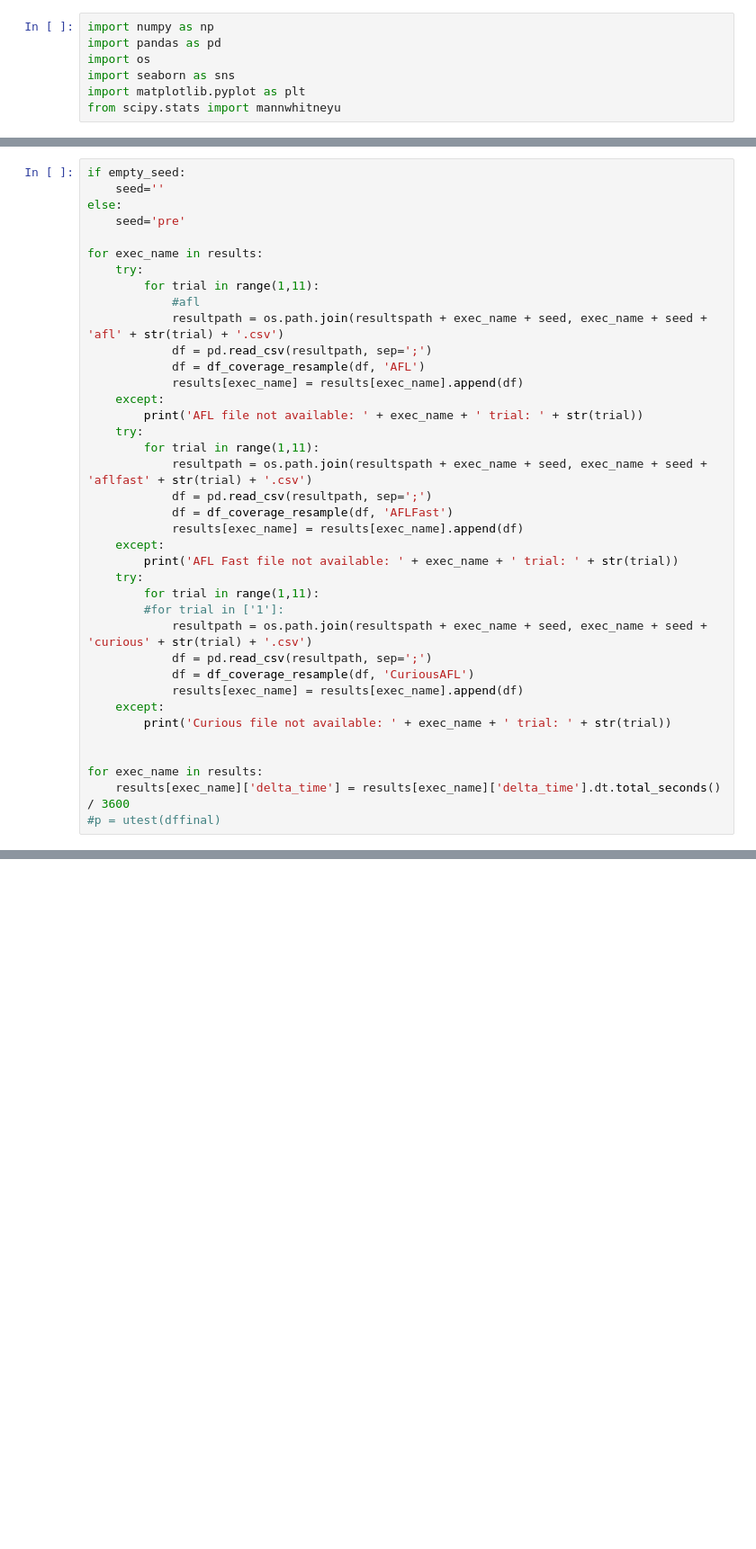
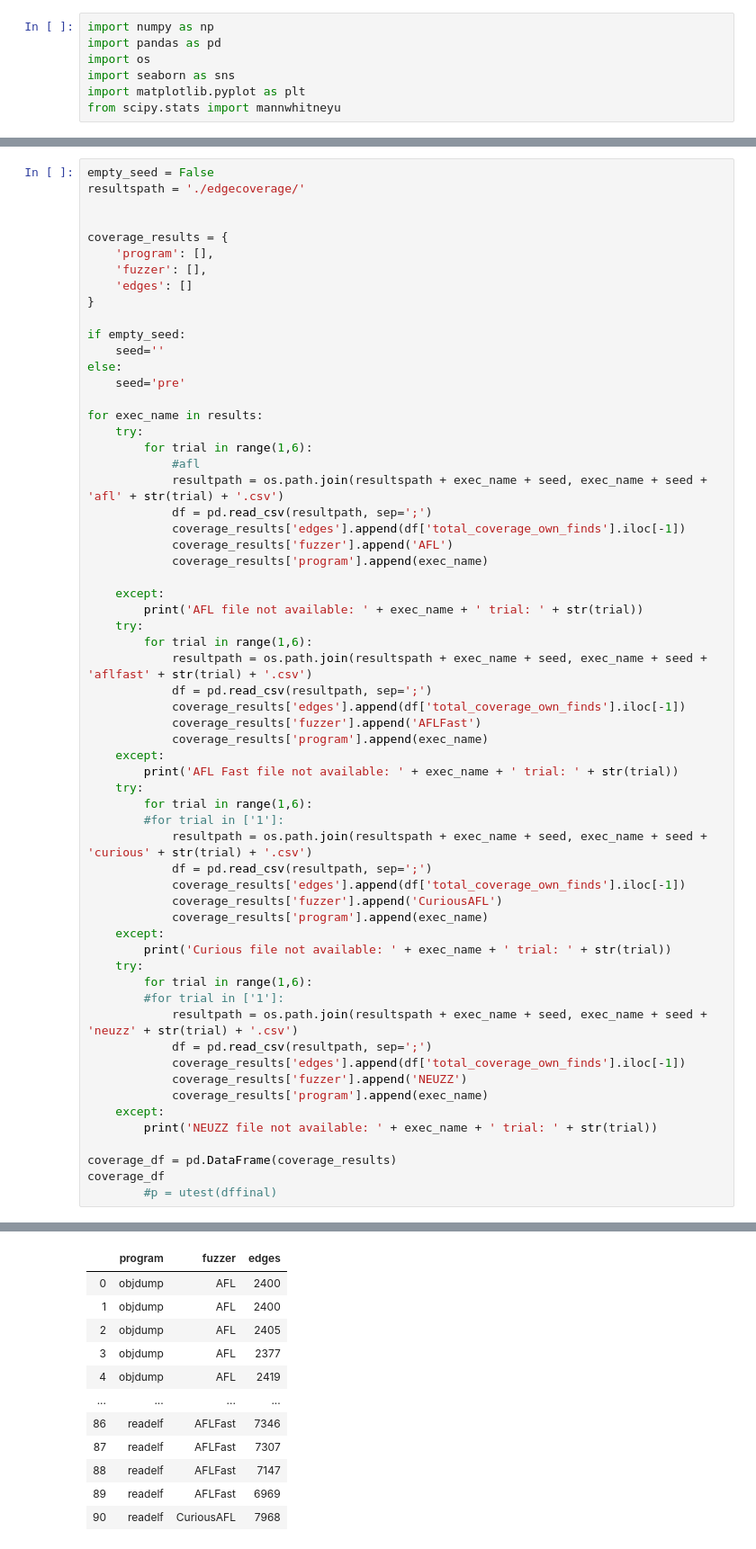
Before and after one commit to ackdav/CuriousAFL, a Jupyter notebook: Notebooks/Evaluation_RawCoverage.ipynb, the cells around one changed output, grey strips where cells are left out. Shown at 90% size. Drawn from its saved outputs; the diff is of its cells as text; blank space fills up the shorter version.

```diff
--- a/Notebooks/Evaluation_RawCoverage.ipynb
+++ b/Notebooks/Evaluation_RawCoverage.ipynb
@@ -80,4 +67,14 @@ resultspath = '../results/raw_coverage/'
 # %%
+empty_seed = False
+resultspath = './edgecoverage/'
+
+
+coverage_results = {
+    'program': [],
+    'fuzzer': [],
+    'edges': []
+}
+
 if empty_seed:
     seed=''
 else:
@@ -85,35 +82,48 @@ else:
 
 for exec_name in results:
     try:
-        for trial in range(1,11):
+        for trial in range(1,6):
             #afl
             resultpath = os.path.join(resultspath + exec_name + seed, exec_name + seed + 'afl' + str(trial) + '.csv')
             df = pd.read_csv(resultpath, sep=';')
-            df = df_coverage_resample(df, 'AFL')
-            results[exec_name] = results[exec_name].append(df)
+            coverage_results['edges'].append(df['total_coverage_own_finds'].iloc[-1])
+            coverage_results['fuzzer'].append('AFL')
+            coverage_results['program'].append(exec_name)
+
     except:
         print('AFL file not available: ' + exec_name + ' trial: ' + str(trial))
     try:
-        for trial in range(1,11):
+        for trial in range(1,6):
             resultpath = os.path.join(resultspath + exec_name + seed, exec_name + seed + 'aflfast' + str(trial) + '.csv')
             df = pd.read_csv(resultpath, sep=';')
-            df = df_coverage_resample(df, 'AFLFast')
-            results[exec_name] = results[exec_name].append(df)
+            coverage_results['edges'].append(df['total_coverage_own_finds'].iloc[-1])
+            coverage_results['fuzzer'].append('AFLFast')
+            coverage_results['program'].append(exec_name)
     except:
         print('AFL Fast file not available: ' + exec_name + ' trial: ' + str(trial))
     try:
-        for trial in range(1,11):
+        for trial in range(1,6):
         #for trial in ['1']:
             resultpath = os.path.join(resultspath + exec_name + seed, exec_name + seed + 'curious' + str(trial) + '.csv')
             df = pd.read_csv(resultpath, sep=';')
-            df = df_coverage_resample(df, 'CuriousAFL')
-            results[exec_name] = results[exec_name].append(df)
+            coverage_results['edges'].append(df['total_coverage_own_finds'].iloc[-1])
+            coverage_results['fuzzer'].append('CuriousAFL')
+            coverage_results['program'].append(exec_name)
     except:
         print('Curious file not available: ' + exec_name + ' trial: ' + str(trial))
+    try:
+        for trial in range(1,6):
+        #for trial in ['1']:
+            resultpath = os.path.join(resultspath + exec_name + seed, exec_name + seed + 'neuzz' + str(trial) + '.csv')
+            df = pd.read_csv(resultpath, sep=';')
+            coverage_results['edges'].append(df['total_coverage_own_finds'].iloc[-1])
+            coverage_results['fuzzer'].append('NEUZZ')
+            coverage_results['program'].append(exec_name)
+    except:
+        print('NEUZZ file not available: ' + exec_name + ' trial: ' + str(trial))
 
-
-for exec_name in results:
-    results[exec_name]['delta_time'] = results[exec_name]['delta_time'].dt.total_seconds() / 3600
-#p = utest(dffinal)
+coverage_df = pd.DataFrame(coverage_results)
+coverage_df
+        #p = utest(dffinal)
 # %% [output]
 Curious file not available: objdump trial: 2
@@ -136,0 +145,12 @@ Curious file not available: readelf trial: 2
+|  | program | fuzzer | edges |
+| 0 | objdump | AFL | 2400 |
+| 1 | objdump | AFL | 2400 |
+| 2 | objdump | AFL | 2405 |
+| 3 | objdump | AFL | 2377 |
+| 4 | objdump | AFL | 2419 |
+| ... | ... | ... | ... |
+| 86 | readelf | AFLFast | 7346 |
+| 87 | readelf | AFLFast | 7307 |
+| 88 | readelf | AFLFast | 7147 |
+| 89 | readelf | AFLFast | 6969 |
+| 90 | readelf | CuriousAFL | 7968 |
```
Also changed, not shown: parts of 11 cells of this notebook, 2 other files.
